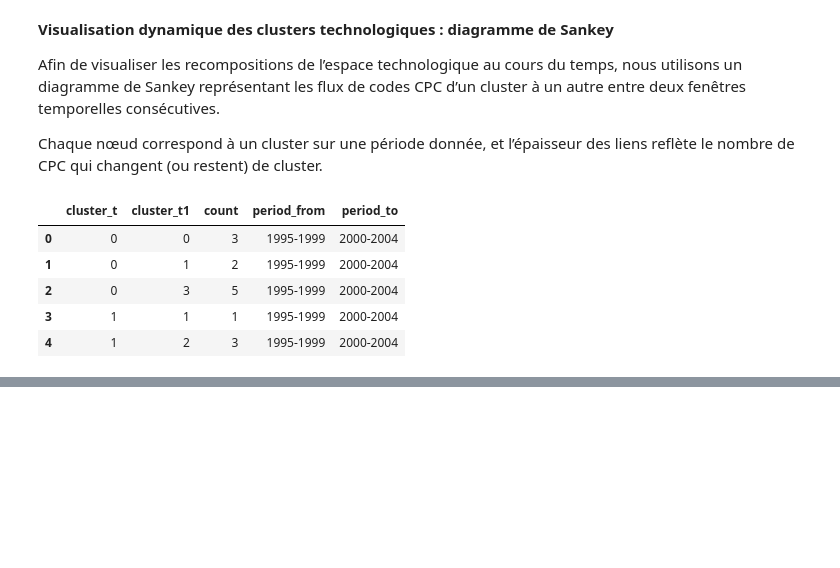
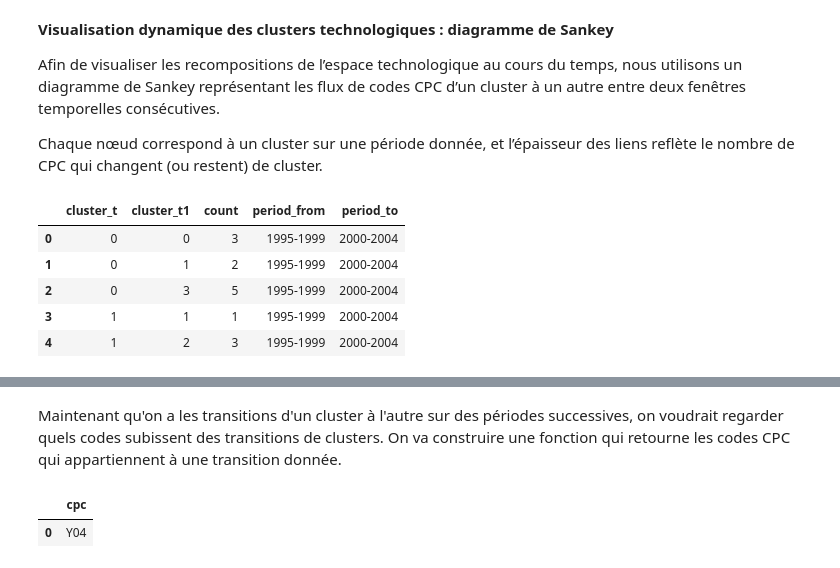
Before and after one commit to quentinbenchetrit/Stat-App, a Jupyter notebook: adaptation_article_acemoglu.ipynb, the cells around one changed output, grey strips where cells are left out. Drawn from its saved outputs; the diff is of its cells as text; code cells hidden in the pictures; blank space fills up the shorter version.

```diff
--- a/adaptation_article_acemoglu.ipynb
+++ b/adaptation_article_acemoglu.ipynb
@@ -694,0 +711,38 @@ fig.show()
+# %% [markdown]
+Maintenant qu'on a les transitions d'un cluster à l'autre sur des périodes successives, on voudrait regarder quels codes subissent des transitions de clusters. On va construire une fonction qui retourne les codes CPC qui appartiennent à une transition donnée.
+# %%
+def get_cpcs_in_transition(
+    cluster_time_df,
+    period_from,
+    period_to,
+    cluster_from,
+    cluster_to
+):
+    """
+    Retourne les codes CPC appartenant à une transition donnée.
+    """
+
+    df_from = cluster_time_df[
+        (cluster_time_df["period"] == period_from) &
+        (cluster_time_df["cluster"] == cluster_from)
+    ][["cpc"]]
+
+    df_to = cluster_time_df[
+        (cluster_time_df["period"] == period_to) &
+        (cluster_time_df["cluster"] == cluster_to)
+    ][["cpc"]]
+
+    return df_from.merge(df_to, on="cpc", how="inner")
+# %%
+# exemple : quels sont les codes qui passent du cluster 1 à 3
+# entre la période 2000-2004 et 2005-2009 ?
+get_cpcs_in_transition(
+    cluster_time_df,
+    "2000-2004",
+    "2005-2009",
+    1,
+    3
+)
+# %% [output]
+|  | cpc |
+| 0 | Y04 |
```
Also changed, not shown: parts of 10 cells of this notebook.
